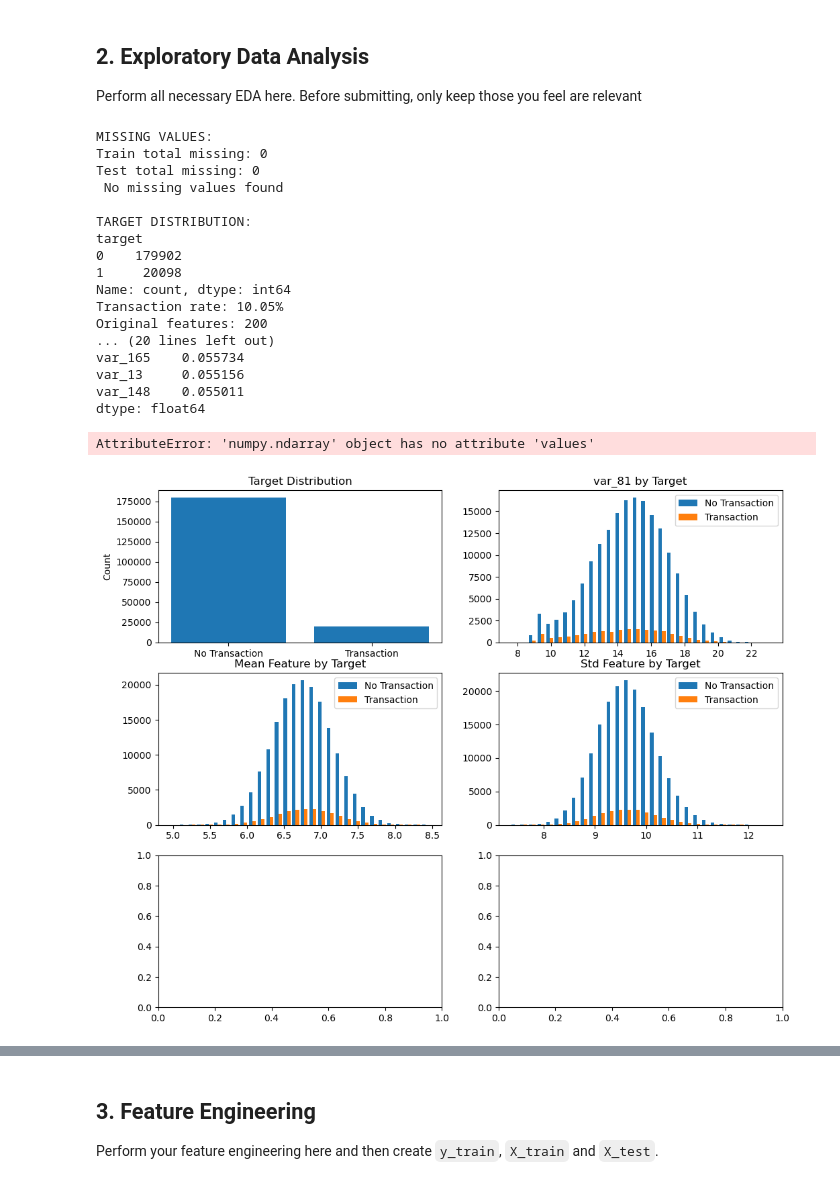
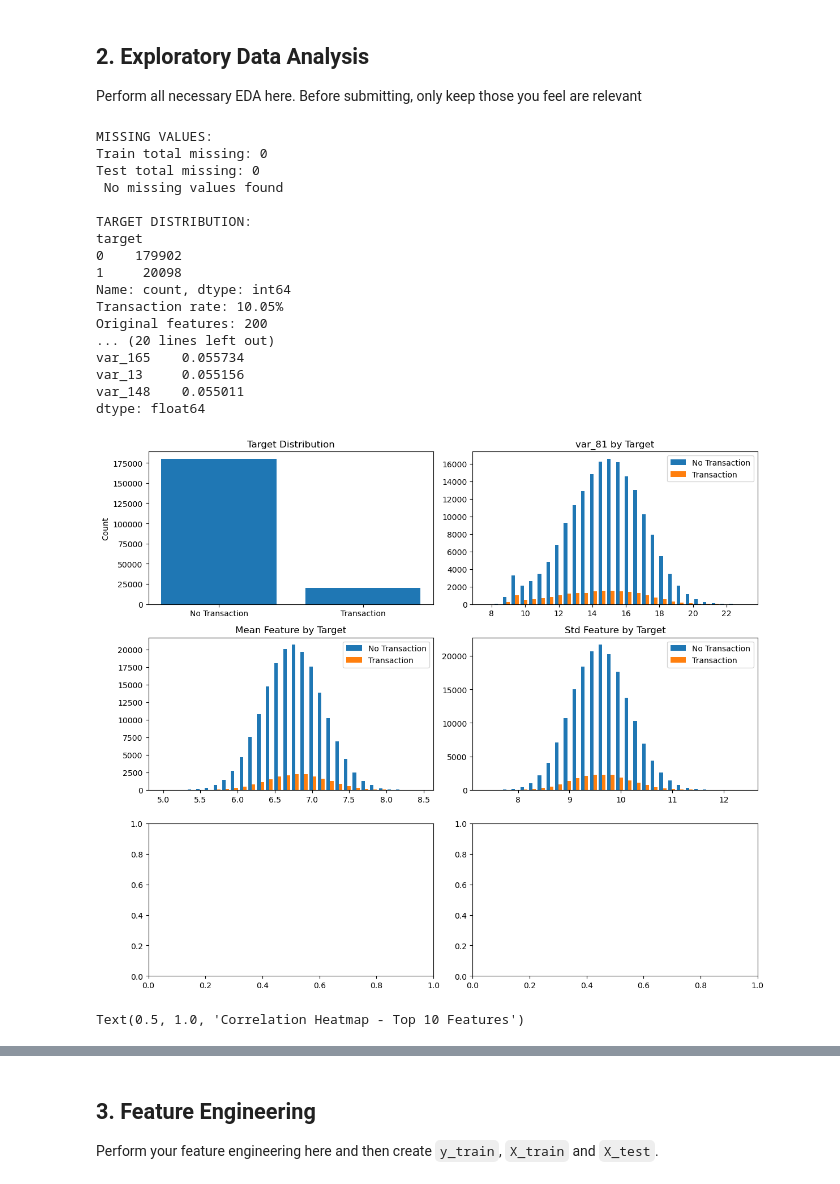
Before and after one commit to Mia-Schildbach/SDS_293_Final_Project, a Jupyter notebook: final_project_submission_file.ipynb, the cells around one changed output, grey strips where cells are left out. Saved outputs shown, nothing was run; the diff lists cells and outputs as text; code cells hidden in the pictures.

```diff
--- a/final_project_submission_file.ipynb
+++ b/final_project_submission_file.ipynb
@@ -166,47 +166,47 @@ np.random.seed(42)
 selected_features = np.random.choice(X.columns, size=10, replace=False)
 
 # Histogram of z-scores (flattened across all features)
-axes[2, 0].hist(X_zscore.values.flatten(), bins=50, edgecolor='black')
-axes[2, 0].set_title('Distribution of Z-Scores (All Features)')
-axes[2, 0].set_xlabel('Z-Score')
-axes[2, 0].set_ylabel('Frequency')
-axes[2, 0].axvline(x=0, color='r', linestyle='--', linewidth=1, label='Mean')
-axes[2, 0].legend()
+#axes[2, 0].hist(X_zscore.values.flatten(), bins=50, edgecolor='black')
+#axes[2, 0].set_title('Distribution of Z-Scores (All Features)')
+#axes[2, 0].set_xlabel('Z-Score')
+#axes[2, 0].set_ylabel('Frequency')
+#axes[2, 0].axvline(x=0, color='r', linestyle='--', linewidth=1, label='Mean')
+#axes[2, 0].legend()
 
 # Box plot of z-scores for 10 selected features
-axes[2, 1].boxplot(X_zscore[selected_features].values, vert=True, patch_artist=True)
-axes[2, 1].set_title('Box Plot of Z-Scores (10 Random Features)')
-axes[2, 1].set_xlabel('Features')
-axes[2, 1].set_ylabel('Z-Score')
-axes[2, 1].axhline(y=0, color='r', linestyle='--', linewidth=1)
-axes[2, 1].set_xticklabels(selected_features, rotation=45, ha='right', fontsize=8)
+#axes[2, 1].boxplot(X_zscore[selected_features].values, vert=True, patch_artist=True)
+#axes[2, 1].set_title('Box Plot of Z-Scores (10 Random Features)')
+#axes[2, 1].set_xlabel('Features')
+#axes[2, 1].set_ylabel('Z-Score')
+#axes[2, 1].axhline(y=0, color='r', linestyle='--', linewidth=1)
+#axes[2, 1].set_xticklabels(selected_features, rotation=45, ha='right', fontsize=8)
 
 plt.tight_layout()
 plt.show()
 
 # Top features correlation heatmap
 top_10 = correlations.head(10).index
 corr_matrix = X[top_10].corr()
 plt.figure(figsize=(10, 8))
 sns.heatmap(corr_matrix, annot=True, fmt='.2f', cmap='coolwarm')
 plt.title('Correlation Heatmap - Top 10 Features')
 # %% [output]
 MISSING VALUES:
 Train total missing: 0
 Test total missing: 0
  No missing values found
 
 TARGET DISTRIBUTION:
 target
 0    179902
 1     20098
 Name: count, dtype: int64
 Transaction rate: 10.05%
 Original features: 200
 ... (20 lines left out)
 var_165    0.055734
 var_13     0.055156
 var_148    0.055011
 dtype: float64
+[figure, new version]
-AttributeError: 'numpy.ndarray' object has no attribute 'values'
+Text(0.5, 1.0, 'Correlation Heatmap - Top 10 Features')
-[figure, old version]
```
Also changed, not shown: parts of 4 cells of this notebook.
